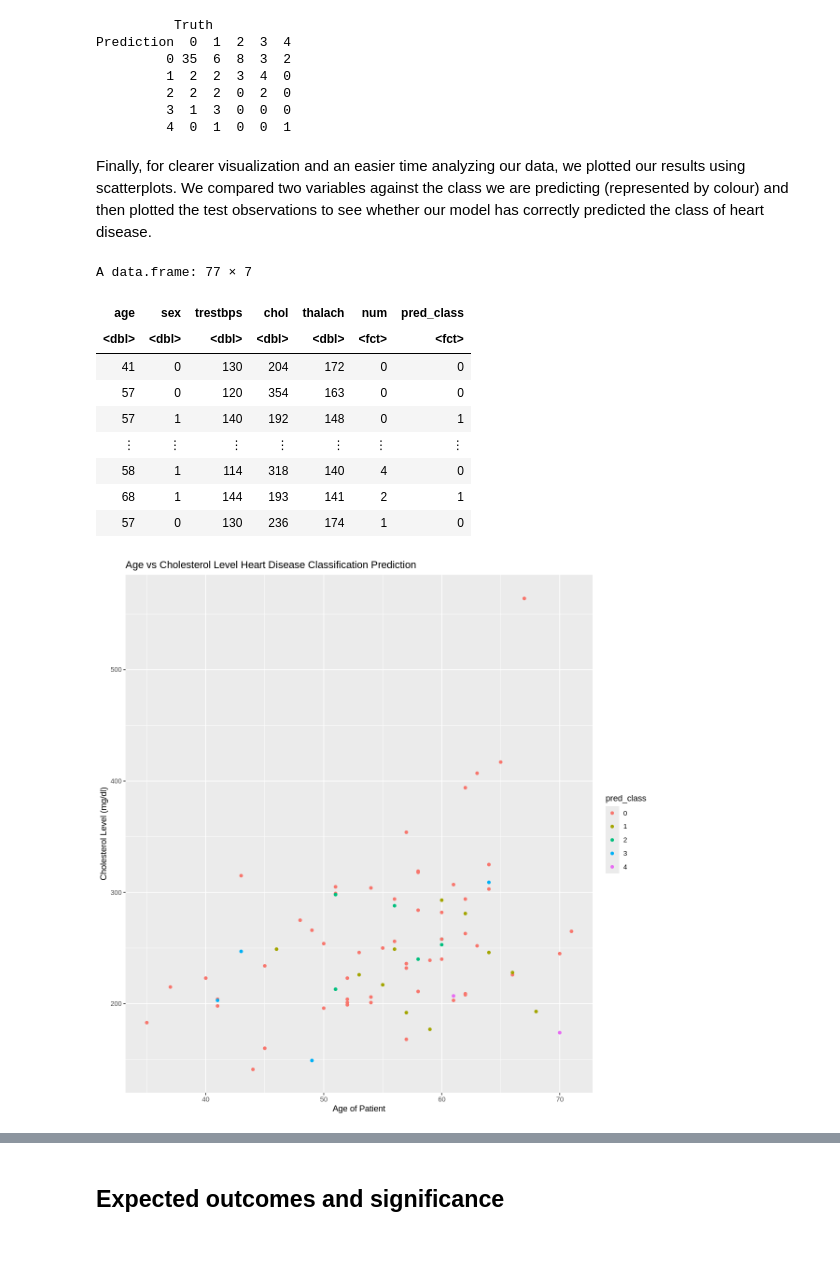
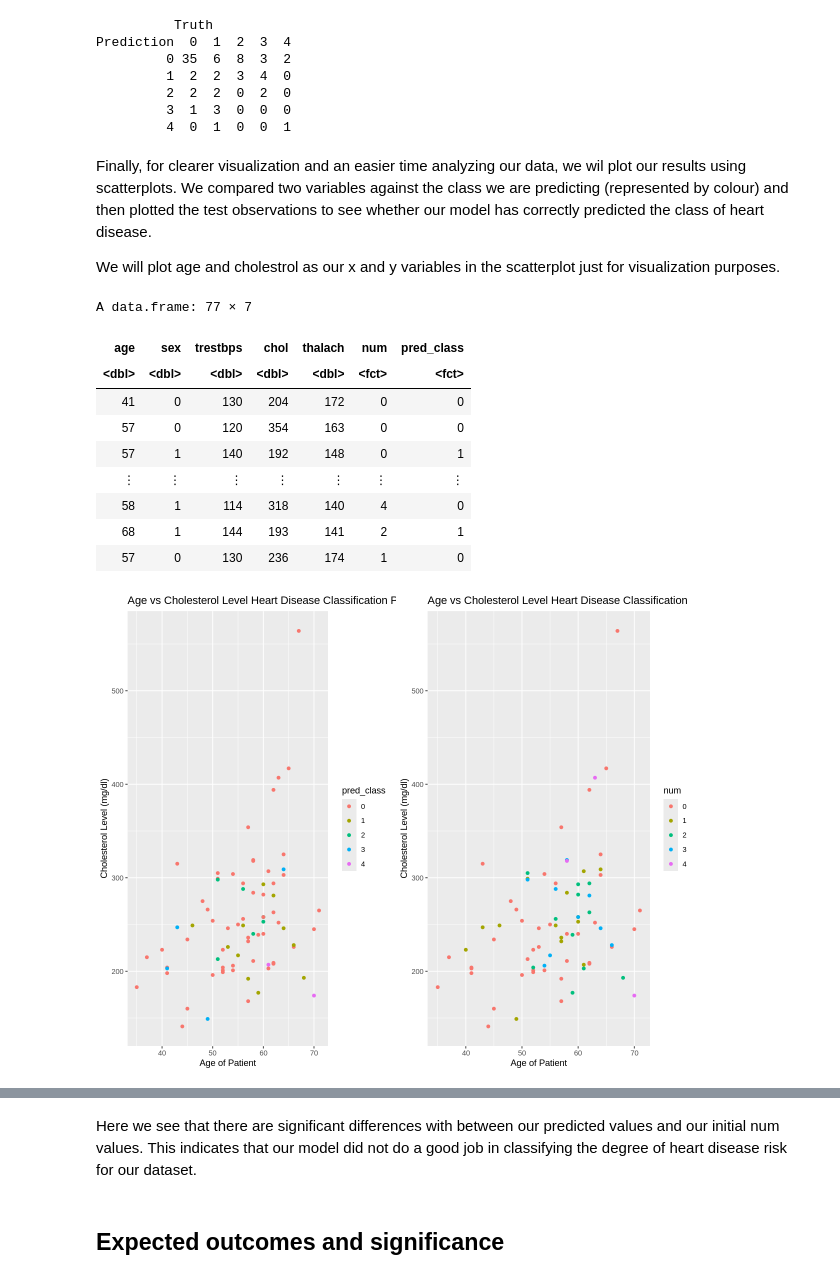
Before and after one commit to xiangxichen11/DSCI-100-project-group-29, a Jupyter notebook: group_proposal.ipynb, the cells around one changed output, grey strips where cells are left out. Drawn from its saved outputs; the diff is of its cells as text; code cells hidden in the pictures; blank space fills up the shorter version.

```diff
--- a/group_proposal.ipynb
+++ b/group_proposal.ipynb
@@ -224,14 +224,14 @@ From our cross validation plot, we can see that k = 4 leads to the highest degre
 # %%
 #new model
-new_spec <- nearest_neighbor(weight_func = "rectangular", neighbors = 4) |>
+cleve_final_spec <- nearest_neighbor(weight_func = "rectangular", neighbors = 4) |>
                 set_engine("kknn") |>
                 set_mode("classification")
 
-new_fit <- workflow() |>
+cleve_final_fit <- workflow() |>
              add_recipe(cleve_recipe) |>
-             add_model(new_spec) |>
+             add_model(cleve_final_spec) |>
              fit(data = cleve_train)
-new_fit
+cleve_final_fit
 # %% [output]
 ══ Workflow [trained] ══════════════════════════════════════════════════════════
 Preprocessor: Recipe
@@ -292,34 +292,36 @@ Prediction  0  1  2  3  4
          3  1  3  0  0  0
          4  0  1  0  0  1
 # %% [markdown]
-Finally, for clearer visualization and an easier time analyzing our data, we plotted our results using scatterplots. We compared two variables against the class we are predicting (represented by colour) and then plotted the test observations to see whether our model has correctly predicted the class of heart disease.
+Finally, for clearer visualization and an easier time analyzing our data, we wil plot our results using scatterplots. We compared two variables against the class we are predicting (represented by colour) and then plotted the test observations to see whether our model has correctly predicted the class of heart disease.
+
+We will plot age and cholestrol as our x and y variables in the scatterplot just for visualization purposes.
 # %%
 #plot
 cleve_test["pred_class"] = cleve_predictions[".pred_class"]
 cleve_test
 
 pred_plot <- cleve_test |>
                     ggplot(aes(x = age, y = chol)) +
                     geom_point(aes(color = pred_class)) +
                     labs(x = "Age of Patient", y = "Cholesterol Level (mg/dl)", color = "pred_class") +
                     ggtitle("Age vs Cholesterol Level Heart Disease Classification Prediction")
-pred_plot
 
 num_plot <- cleve_test |>
                     ggplot(aes(x = age, y = chol)) +
                     geom_point(aes(color = num)) +
                     labs(x = "Age of Patient", y = "Cholesterol Level (mg/dl)", color = "num") +
                     ggtitle("Age vs Cholesterol Level Heart Disease Classification")
-num_plot
+
+grid.arrange(pred_plot, num_plot, nrow = 1)
 # %% [output]
 A data.frame: 77 × 7
 | age | sex | trestbps | chol | thalach | num | pred_class |
 | <dbl> | <dbl> | <dbl> | <dbl> | <dbl> | <fct> | <fct> |
 | 41 | 0 | 130 | 204 | 172 | 0 | 0 |
 | 57 | 0 | 120 | 354 | 163 | 0 | 0 |
 | 57 | 1 | 140 | 192 | 148 | 0 | 1 |
 | ⋮ | ⋮ | ⋮ | ⋮ | ⋮ | ⋮ | ⋮ |
 | 58 | 1 | 114 | 318 | 140 | 4 | 0 |
 | 68 | 1 | 144 | 193 | 141 | 2 | 1 |
 | 57 | 0 | 130 | 236 | 174 | 1 | 0 |
-[figure, old version]
+[figure, new version]
@@ -327,3 +328,5 @@ A data.frame: 77 × 7
+# %% [markdown]
+Here we see that there are significant differences with between our predicted values and our initial num values. This indicates that our model did not do a good job in classifying the degree of heart disease risk for our dataset.
 # %% [markdown]
 ## Expected outcomes and significance
 # %% [markdown]
```
Also changed, not shown: parts of 8 cells of this notebook.
